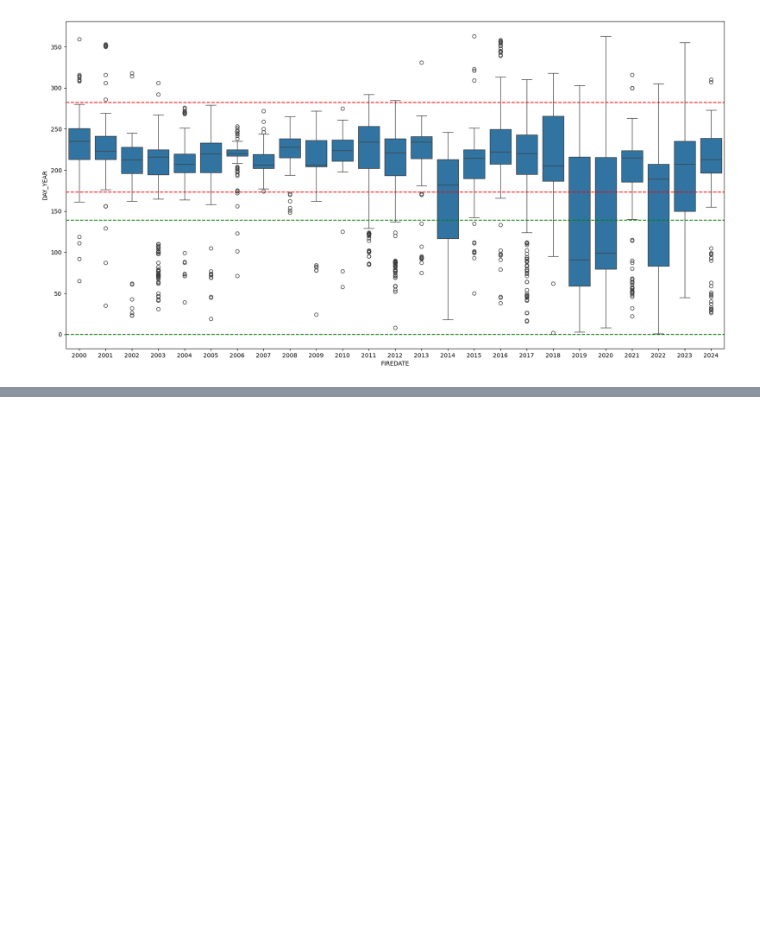
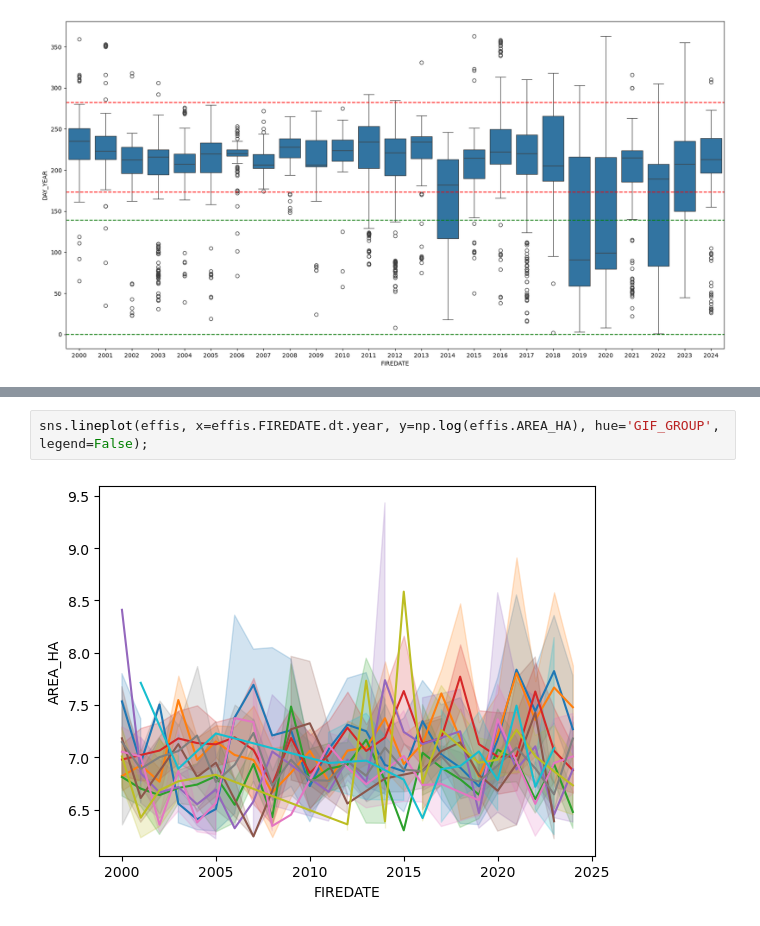
Before and after one commit to vrieraj/EDA_EFFIS, a Jupyter notebook: EDA_EFFIS.ipynb, the cells around one changed output, grey strips where cells are left out. Drawn from its saved outputs; the diff is of its cells as text; blank space fills up the shorter version.

```diff
--- a/EDA_EFFIS.ipynb
+++ b/EDA_EFFIS.ipynb
@@ -536,0 +566,4 @@ plt.axhline(y=lim_inv[1], color='g', linestyle='--');
+# %%
+sns.lineplot(effis, x=effis.FIREDATE.dt.year, y=np.log(effis.AREA_HA), hue='GIF_GROUP', legend=False);
+# %% [output]
+[figure, added]
```
Also changed, not shown: parts of 8 cells of this notebook.
